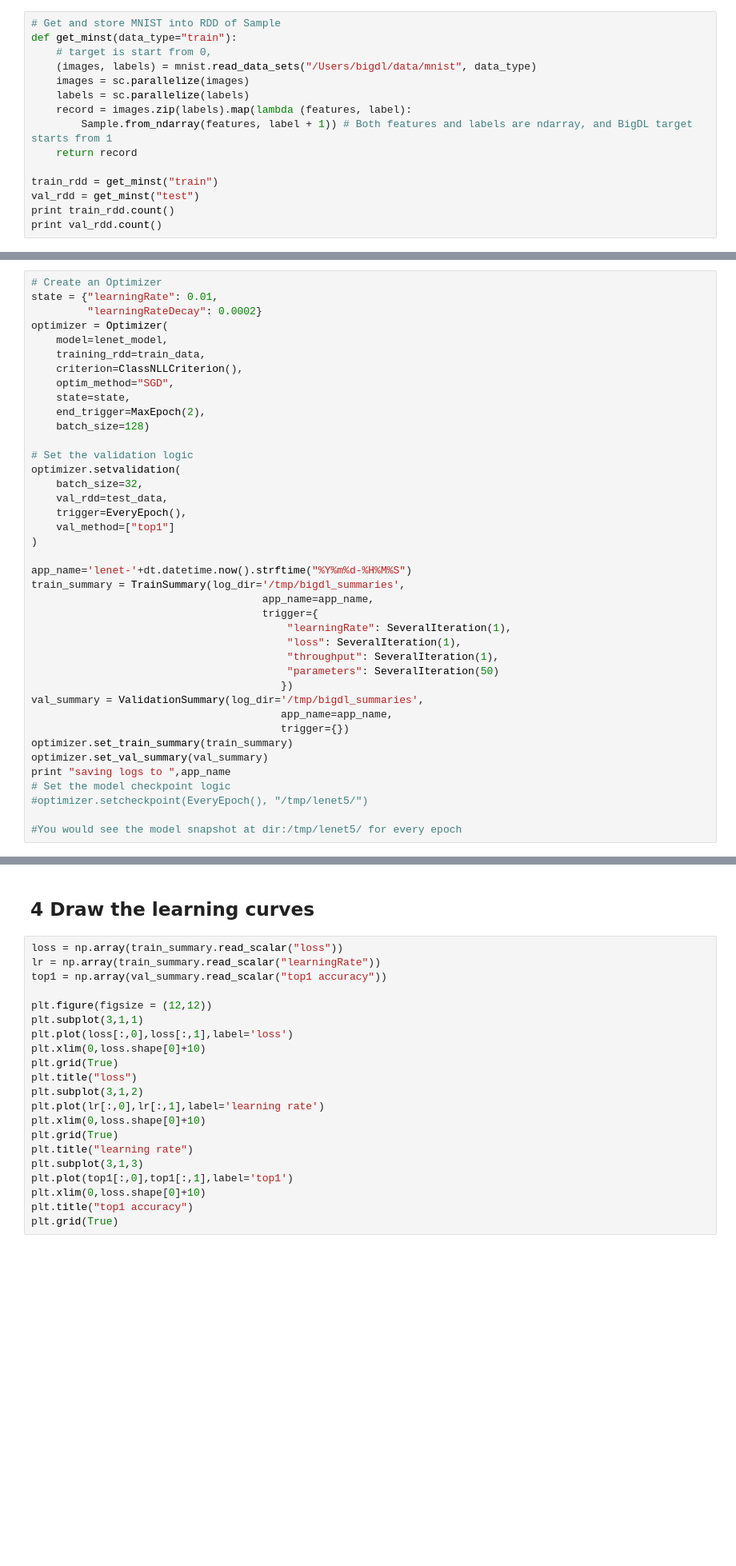
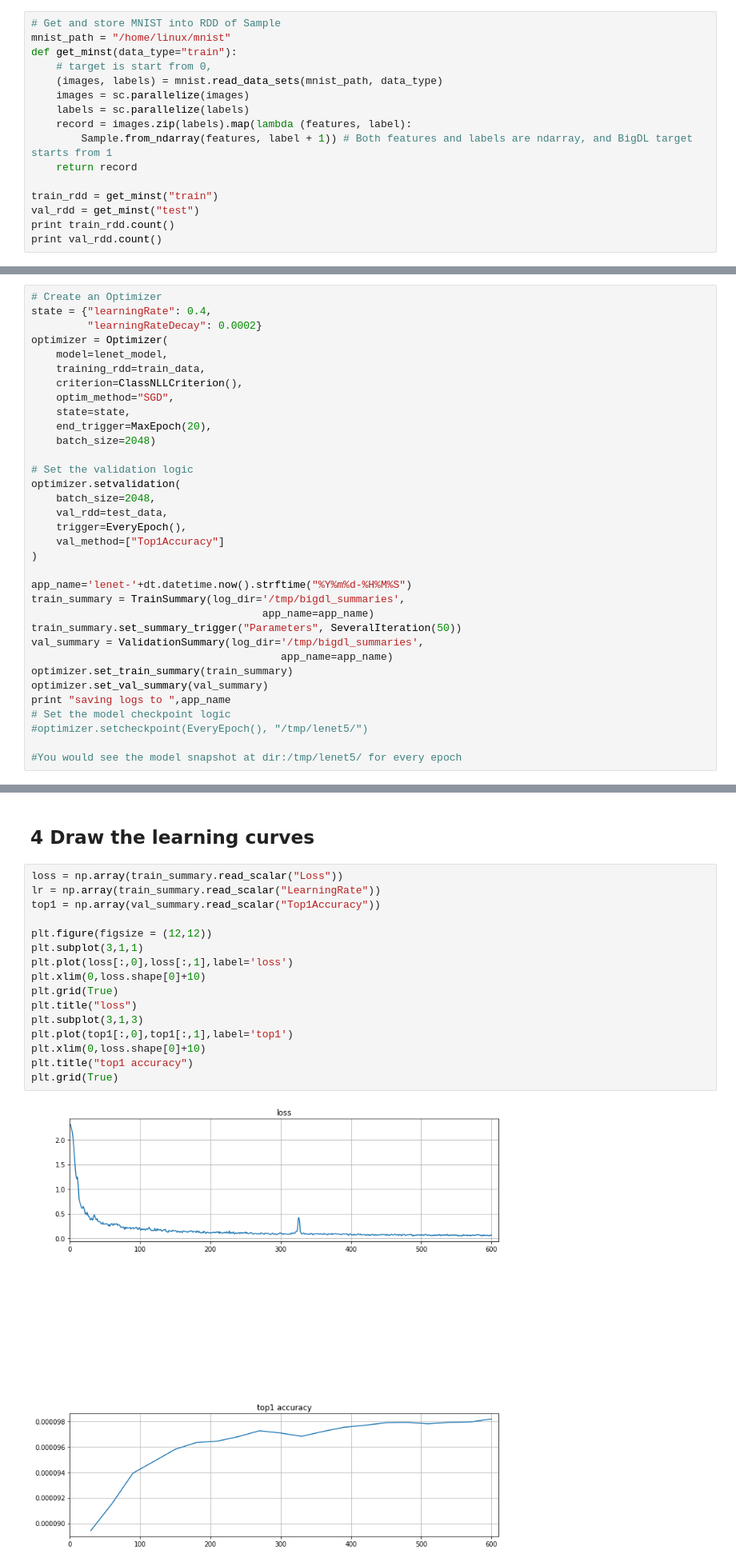
Before and after one commit to dding3/analytics-zoo, a Jupyter notebook: notebook/lenet5.ipynb, the cells around one changed output, grey strips where cells are left out. Shown at 80% size. Saved outputs shown, nothing was run; the diff lists cells and outputs as text; blank space fills up the shorter version.

```diff
--- a/notebook/lenet5.ipynb
+++ b/notebook/lenet5.ipynb
@@ -22,9 +22,10 @@ Populating the interactive namespace from numpy and matplotlib
 * prepare train and validation samples
 # %%
 # Get and store MNIST into RDD of Sample
+mnist_path = "/home/linux/mnist"
 def get_minst(data_type="train"):
     # target is start from 0,
-    (images, labels) = mnist.read_data_sets("/Users/bigdl/data/mnist", data_type)
+    (images, labels) = mnist.read_data_sets(mnist_path, data_type)
     images = sc.parallelize(images)
     labels = sc.parallelize(labels)
     record = images.zip(labels).map(lambda (features, label):
@@ -88,7 +89,7 @@ creating: createLogSoftMax
 * configure optimizer
 # %%
 # Create an Optimizer
-state = {"learningRate": 0.01,
+state = {"learningRate": 0.4,
          "learningRateDecay": 0.0002}
 optimizer = Optimizer(
     model=lenet_model,
@@ -96,29 +97,23 @@ optimizer = Optimizer(
     criterion=ClassNLLCriterion(),
     optim_method="SGD",
     state=state,
-    end_trigger=MaxEpoch(2),
-    batch_size=128)
+    end_trigger=MaxEpoch(20),
+    batch_size=2048)
 
 # Set the validation logic
 optimizer.setvalidation(
-    batch_size=32,
+    batch_size=2048,
     val_rdd=test_data,
     trigger=EveryEpoch(),
-    val_method=["top1"]
+    val_method=["Top1Accuracy"]
 )
 
 app_name='lenet-'+dt.datetime.now().strftime("%Y%m%d-%H%M%S")
 train_summary = TrainSummary(log_dir='/tmp/bigdl_summaries',
-                                     app_name=app_name,
-                                     trigger={
-                                         "learningRate": SeveralIteration(1),
-                                         "loss": SeveralIteration(1),
-                                         "throughput": SeveralIteration(1),
-                                         "parameters": SeveralIteration(50)
-                                        })
+                                     app_name=app_name)
+train_summary.set_summary_trigger("Parameters", SeveralIteration(50))
 val_summary = ValidationSummary(log_dir='/tmp/bigdl_summaries',
-                                        app_name=app_name,
-                                        trigger={})
+                                        app_name=app_name)
 optimizer.set_train_summary(train_summary)
 optimizer.set_val_summary(val_summary)
 print "saving logs to ",app_name
@@ -223,23 +237,20 @@ vis_square(np.squeeze(filters_conv2, axis=(0,)).reshape(12*6,5,5))
 # %% [markdown]
 ## 4 Draw the learning curves
 # %%
-loss = np.array(train_summary.read_scalar("loss"))
-lr = np.array(train_summary.read_scalar("learningRate"))
-top1 = np.array(val_summary.read_scalar("top1 accuracy"))
+loss = np.array(train_summary.read_scalar("Loss"))
+lr = np.array(train_summary.read_scalar("LearningRate"))
+top1 = np.array(val_summary.read_scalar("Top1Accuracy"))
 
 plt.figure(figsize = (12,12))
 plt.subplot(3,1,1)
 plt.plot(loss[:,0],loss[:,1],label='loss')
 plt.xlim(0,loss.shape[0]+10)
 plt.grid(True)
 plt.title("loss")
-plt.subplot(3,1,2)
-plt.plot(lr[:,0],lr[:,1],label='learning rate')
-plt.xlim(0,loss.shape[0]+10)
-plt.grid(True)
-plt.title("learning rate")
 plt.subplot(3,1,3)
 plt.plot(top1[:,0],top1[:,1],label='top1')
 plt.xlim(0,loss.shape[0]+10)
 plt.title("top1 accuracy")
 plt.grid(True)
+# %% [output]
+[figure, added]
```
Also changed, not shown: parts of 9 cells of this notebook, 1 other file.
